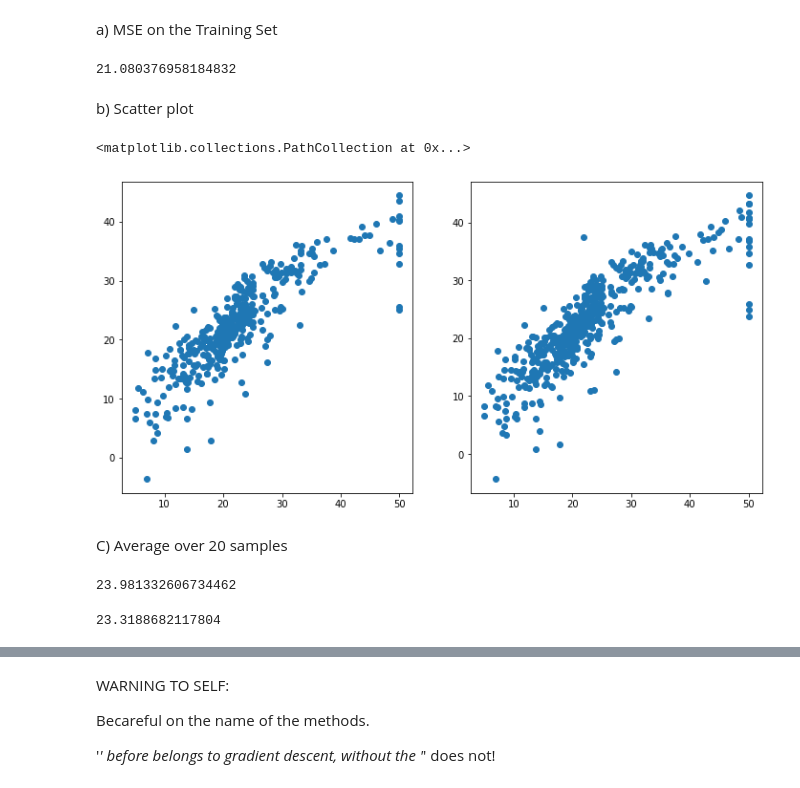
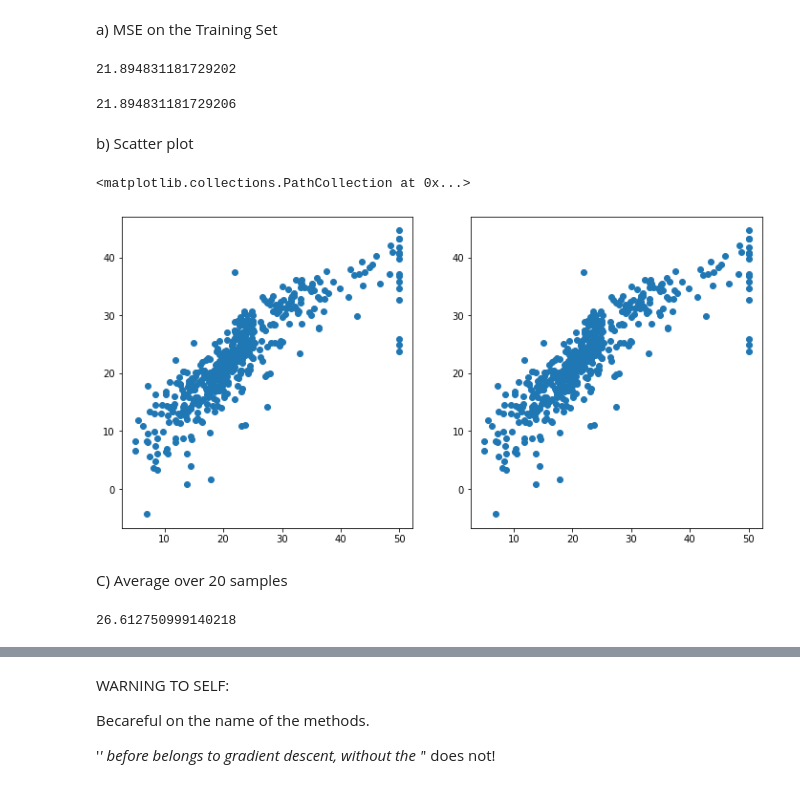
Before and after one commit to Shuaf98/y-data, a Jupyter notebook: ydata_supervised_learning/lecture3_Regression/Shua_Regression_Regularization_Exercise.ipynb, the cells around one changed output, grey strips where cells are left out. Saved outputs shown, nothing was run; the diff lists cells and outputs as text; code cells hidden in the pictures.

```diff
--- a/ydata_supervised_learning/lecture3_Regression/Shua_Regression_Regularization_Exercise.ipynb
+++ b/ydata_supervised_learning/lecture3_Regression/Shua_Regression_Regularization_Exercise.ipynb
@@ -143,7 +138,7 @@ from sklearn.linear_model import LinearRegression
 a) MSE on the Training Set
 # %%
 ols = Ols()
-ols.fit(X_train,Y_train)
-ols.score(X_train,Y_train)
+ols.fit(X,y)
+ols.score(X,y)
 # %% [output]
-21.080376958184832
+21.894831181729202
@@ -152,46 +145,41 @@ ols.predict(X_train)
+# %%
+#Checking rsults with sklean
+reg = LinearRegression()
+reg.fit(X,y)
+mean_squared_error(y, reg.predict(X))
+# %% [output]
+21.894831181729206
 # %% [markdown]
 b) Scatter plot
 # %%
 import matplotlib.pyplot as plt
 
-ols_pred = ols.predict(X_train)
+ols_pred = ols.predict(X)
 fig = plt.figure(figsize= (12,6))
 plt.subplot(1,2,1)
-plt.scatter(Y_train ,ols_pred)
+plt.scatter(y ,ols_pred)
 
 plt.subplot(1,2,2)
 reg = LinearRegression().fit(X,y)
 pred = reg.predict(X)
 plt.scatter(y, pred)
 # %% [output]
 <matplotlib.collections.PathCollection at 0x...>
-[figure, old version]
+[figure, new version]
 # %% [markdown]
 C) Average over 20 samples
 # %%
-avg_mse = []
+avg_mse_test = []
 for i in range(20):
     X_train, X_test, Y_train, Y_test = train_test_split(X, y, test_size= .25, shuffle= True)
     GD = Ols()
     GD.fit(X_train, Y_train)
     GD.predict(X_test)
     # avg_mse.append( 1/Y_test.size * np.sum(GD.labels - Y_test)**2)
-    avg_mse.append(GD.score(X_test, Y_test))
-np.mean(avg_mse)
+    avg_mse_test.append(GD.score(X_test, Y_test))
+np.mean(avg_mse_test)
 # %% [output]
-23.981332606734462
+26.612750999140218
-# %%
-#Checking withh Sklearn
-avg_mse_test = []
-for i in range(20):
-    X_train, X_test, Y_train, Y_test = train_test_split(X, y, test_size= .25, shuffle= True)
-    reg = LinearRegression()
-    reg.fit(X_train,Y_train)
-    avg_mse_test.append(mean_squared_error(Y_test, reg.predict(X_test)))
-
-np.mean(avg_mse_test)
-# %% [output]
-23.3188682117804
 # %%
 #AVerage MSE for the training set
 avg_mse_train = []
```
Also changed, not shown: parts of 21 cells of this notebook.
